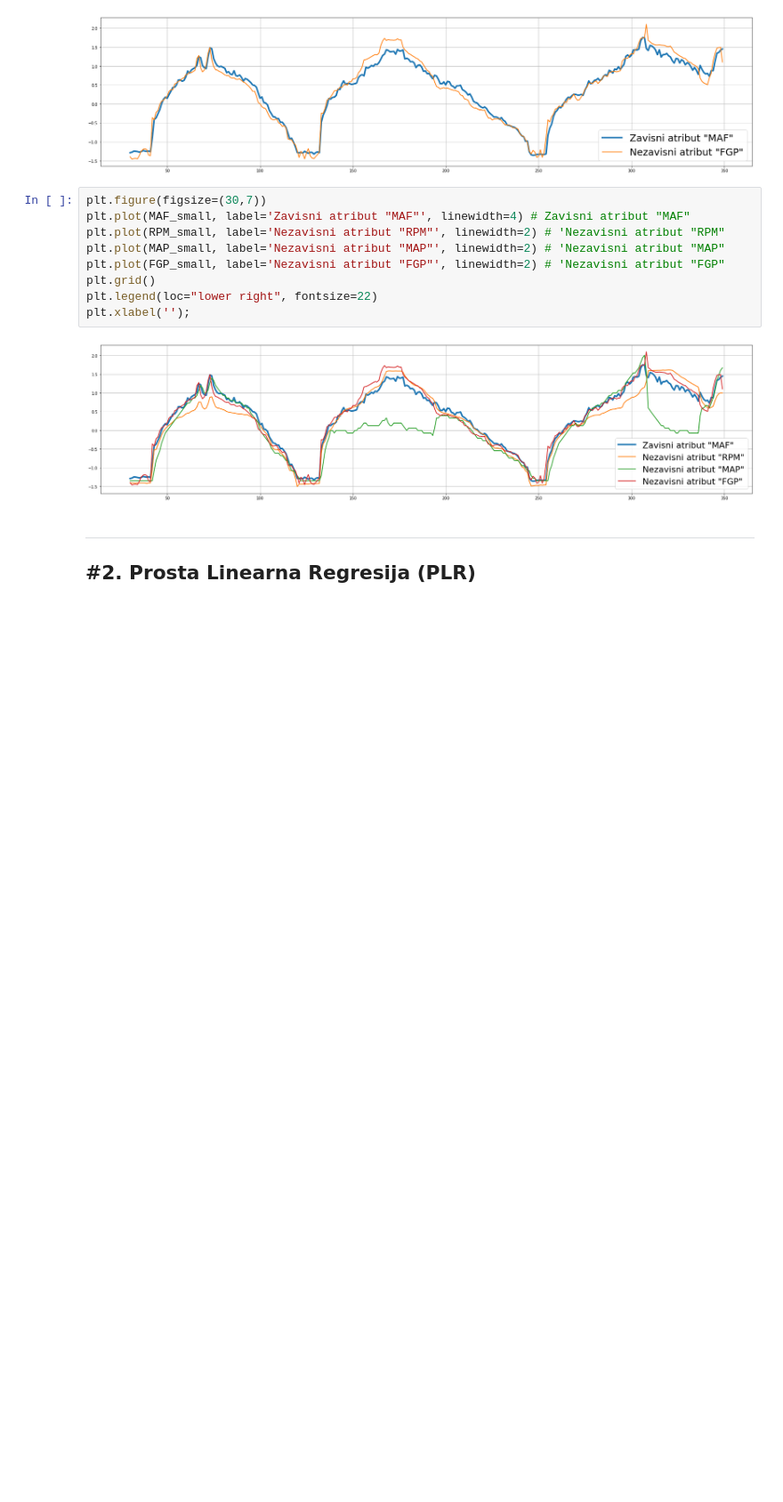
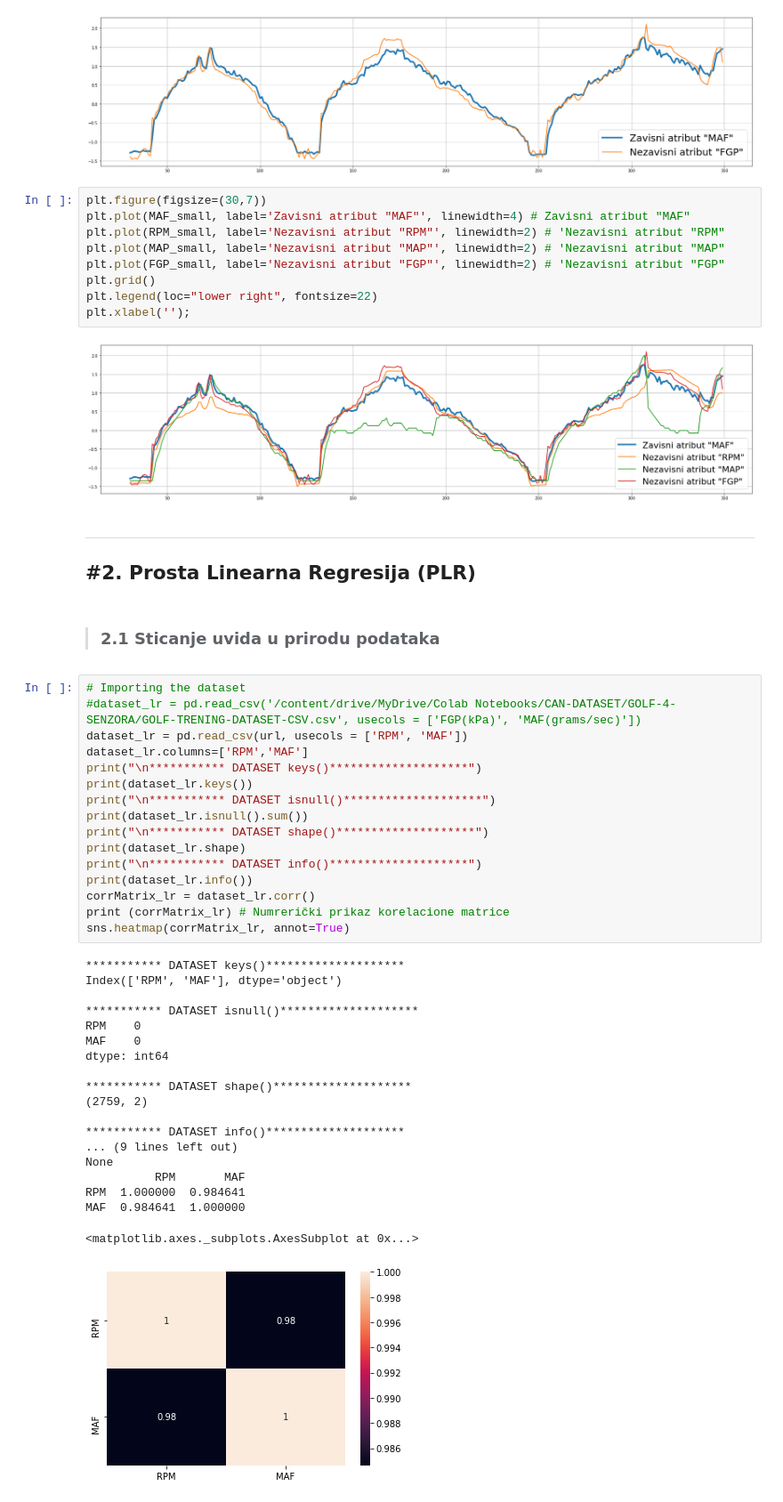
Before and after one commit to Dejan-Cugalj/MASTER-TEZA, a Jupyter notebook: MASTER_TEZA_PLR.ipynb, the cells around one changed output. Shown at 89% size. Saved outputs shown, nothing was run; the diff lists cells and outputs as text; blank space fills up the shorter version.

```diff
--- a/MASTER_TEZA_PLR.ipynb
+++ b/MASTER_TEZA_PLR.ipynb
@@ -269,3 +270,41 @@ plt.xlabel('');
 ---
 #2. Prosta Linearna Regresija (PLR)
 ---
+# %% [markdown]
+>### 2.1 Sticanje uvida u prirodu podataka
+# %%
+# Importing the dataset
+#dataset_lr = pd.read_csv('/content/drive/MyDrive/Colab Notebooks/CAN-DATASET/GOLF-4-SENZORA/GOLF-TRENING-DATASET-CSV.csv', usecols = ['FGP(kPa)', 'MAF(grams/sec)'])
+dataset_lr = pd.read_csv(url, usecols = ['RPM', 'MAF'])
+dataset_lr.columns=['RPM','MAF']
+print("\n*********** DATASET keys()********************")
+print(dataset_lr.keys())
+print("\n*********** DATASET isnull()********************")
+print(dataset_lr.isnull().sum())
+print("\n*********** DATASET shape()********************")
+print(dataset_lr.shape)
+print("\n*********** DATASET info()********************")
+print(dataset_lr.info())
+corrMatrix_lr = dataset_lr.corr()
+print (corrMatrix_lr) # Numrerički prikaz korelacione matrice
+sns.heatmap(corrMatrix_lr, annot=True)
+# %% [output]
+*********** DATASET keys()********************
+Index(['RPM', 'MAF'], dtype='object')
+
+*********** DATASET isnull()********************
+RPM    0
+MAF    0
+dtype: int64
+
+*********** DATASET shape()********************
+(2759, 2)
+
+*********** DATASET info()********************
+... (9 lines left out)
+None
+          RPM       MAF
+RPM  1.000000  0.984641
+MAF  0.984641  1.000000
+<matplotlib.axes._subplots.AxesSubplot at 0x...>
+[figure, added]
```
Also changed, not shown: parts of 7 cells of this notebook.
